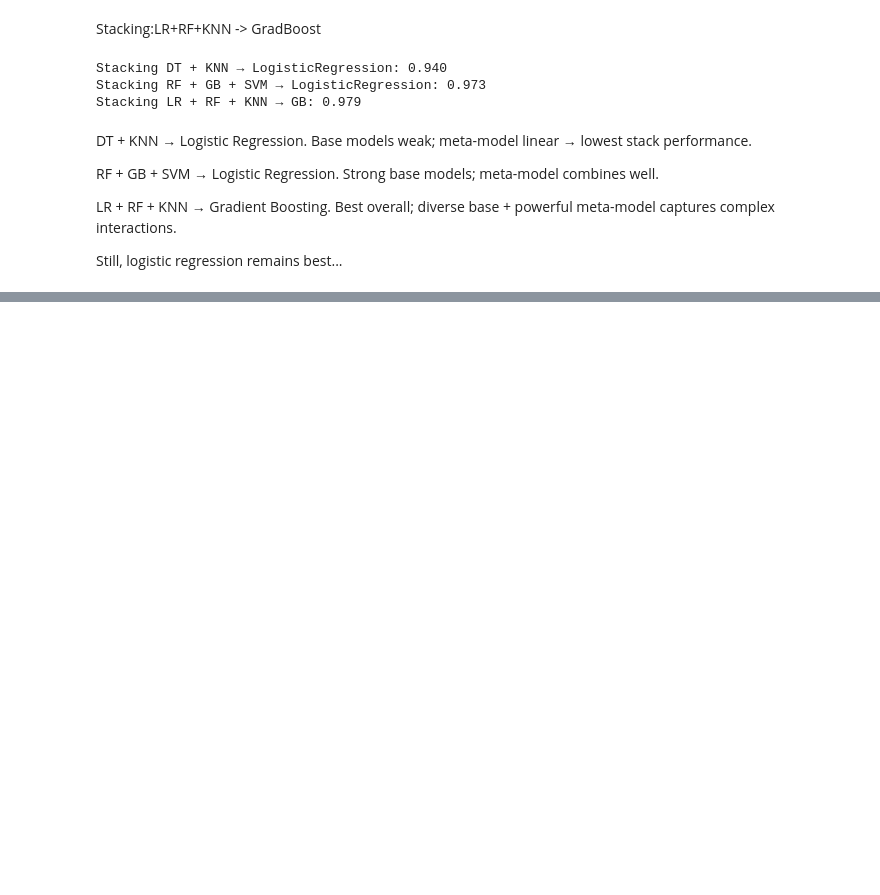
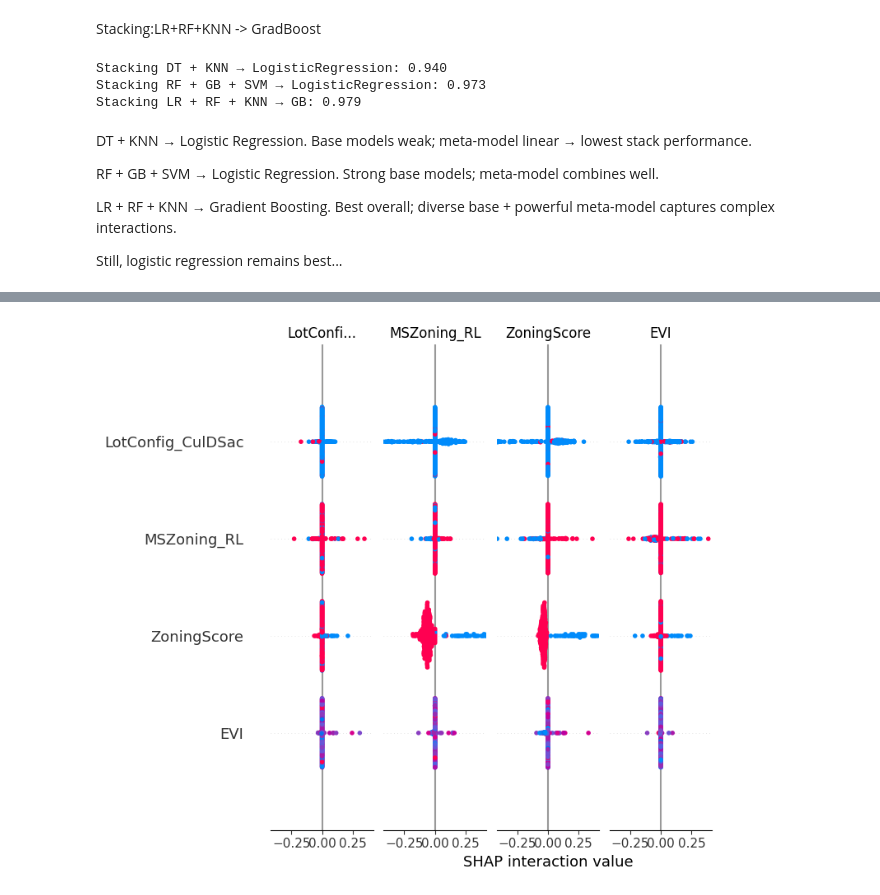
Before and after one commit to OctaMarina/house-price-prediction-integra, a Jupyter notebook: notebooks/classification_full_dataset_IrinaCruceru.ipynb, the cells around one changed output, grey strips where cells are left out. Drawn from its saved outputs; the diff is of its cells as text; code cells hidden in the pictures; blank space fills up the shorter version.

```diff
--- a/notebooks/classification_full_dataset_IrinaCruceru.ipynb
+++ b/notebooks/classification_full_dataset_IrinaCruceru.ipynb
@@ -409,0 +420,14 @@ Still, logistic regression remains best...
+# %%
+from sklearn.model_selection import train_test_split
+
+# First split: 60% train vs 40% temp
+X_train, X_temp, y_train, y_temp = train_test_split(
+    X, y, test_size=0.4, random_state=42
+)
+
+# Second split: 20% validation, 20% test
+X_val, X_test, y_val, y_test = train_test_split(
+    X_temp, y_temp, test_size=0.5, random_state=42
+)
+
+X_train.shape, X_val.shape, X_test.shape
@@ -409,0 +784,14 @@ Still, logistic regression remains best...
+# %%
+def predict_fn(X):
+    if not isinstance(X, pd.DataFrame):
+        X = pd.DataFrame(X, columns=X_test_df.columns)
+    return best_model.predict_proba(X)
+
+background = X_test
+
+explainer = shap.KernelExplainer(predict_fn, background)
+
+shap_values = explainer.shap_values(X_test_df, nsamples=100)
+
+shap.summary_plot(shap_values, X_test_df)
+# %% [output]
@@ -409,0 +799 @@ Still, logistic regression remains best...
+[figure, added]
```
Also changed, not shown: parts of 24 cells of this notebook.
